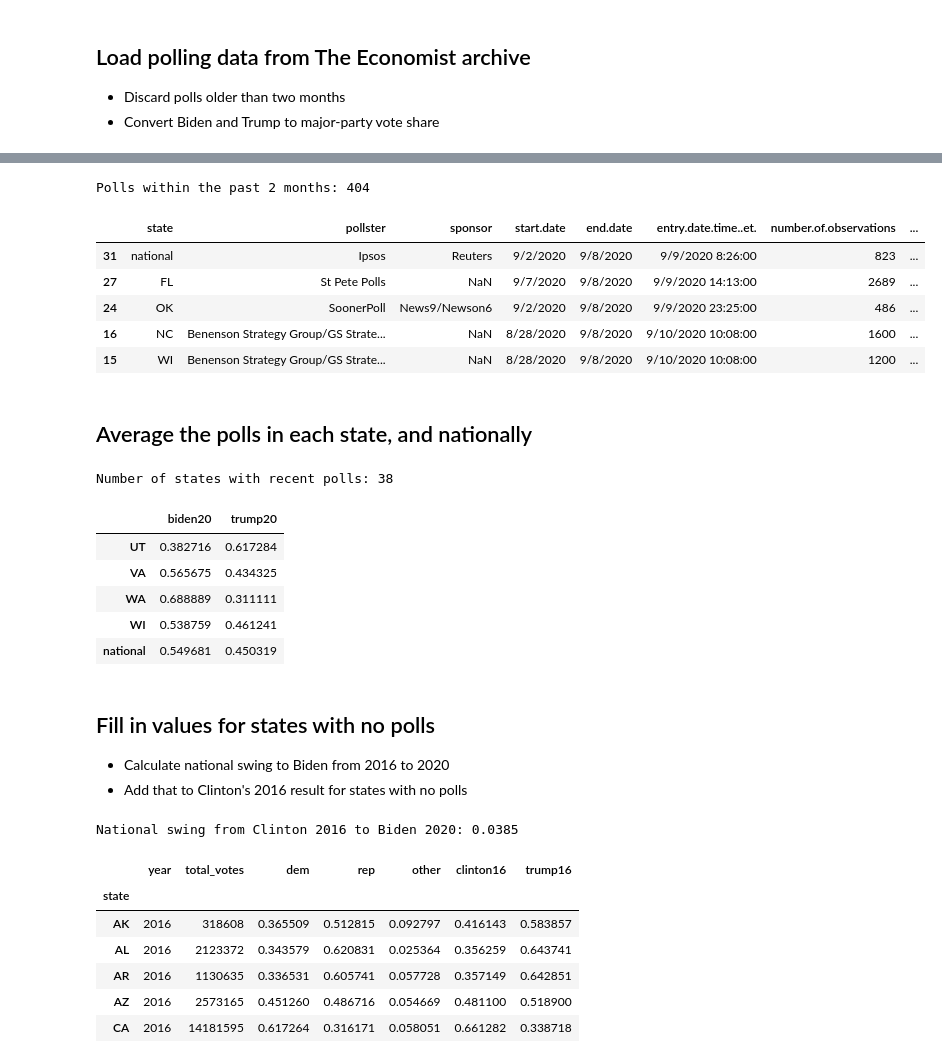
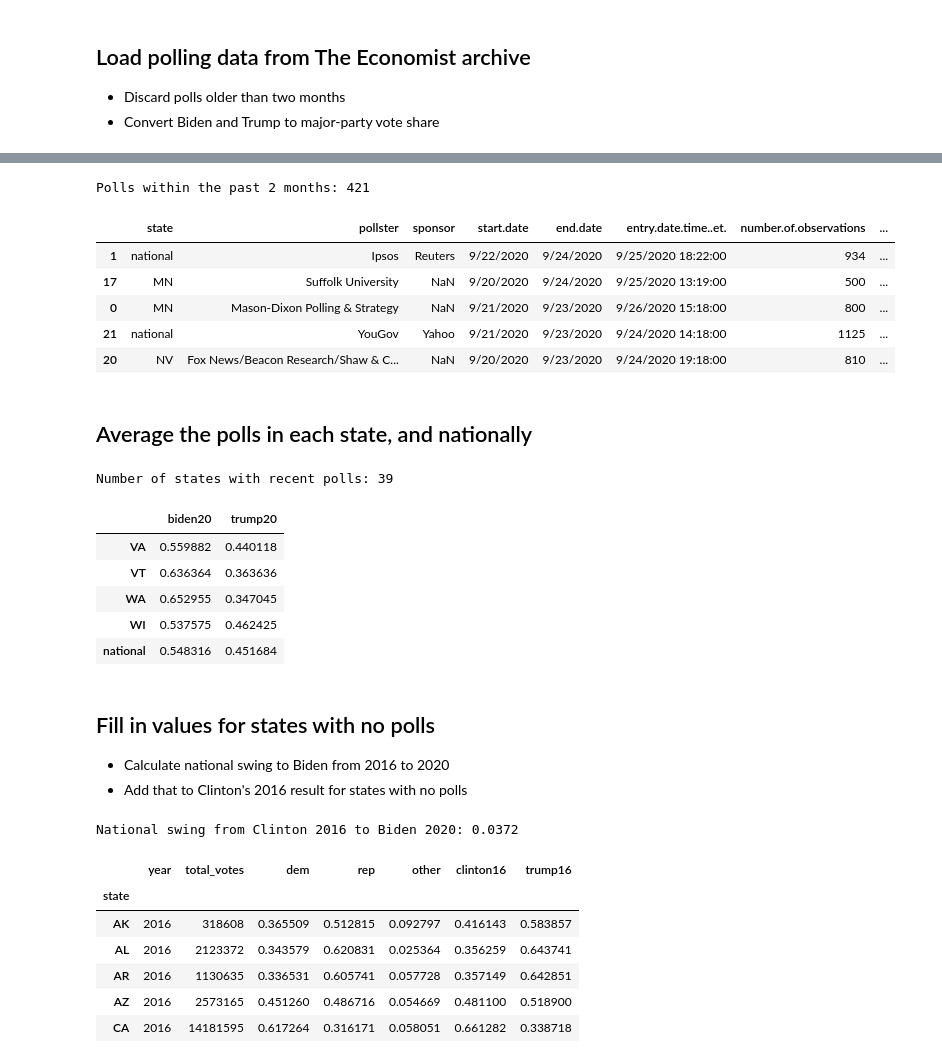
Before and after one commit to MichiganDataScienceTeam/F20-Election-Prediction, a Jupyter notebook: notebooks/sample_model.ipynb, the cells around one changed output, grey strips where cells are left out. Saved outputs shown, nothing was run; the diff lists cells and outputs as text; code cells hidden in the pictures.

```diff
--- a/notebooks/sample_model.ipynb
+++ b/notebooks/sample_model.ipynb
@@ -45,24 +58,23 @@ Populating the interactive namespace from numpy and matplotlib
 # %%
-polls = pd.read_csv('https://docs.google.com/spreadsheets/d/e/2PACX-1vQ56fySJKLL18Lipu1_i3ID9JE06voJEz2EXm6JW4Vh11zmndyTwejMavuNntzIWLY0RyhA1UsVEen0/pub?gid=0&single=true&output=csv')
-polls['state'] = polls.state.replace({'--': 'national'})
-
-polls = polls[pd.to_datetime(polls['end.date'].replace('9/6/0220', '9/6/2020')) > (pd.to_datetime("today") - DateOffset(months=2))]
+polls = polls[pd.to_datetime(polls['end.date']) > (pd.to_datetime("today") - DateOffset(months=2))]
 
 polls['biden20'] = polls['biden']/(polls['biden'] + polls['trump'])
 polls['trump20'] = polls['trump']/(polls['biden'] + polls['trump'])
 
 print('Polls within the past 2 months: %s'%polls.shape[0])
 # %% [output]
-Polls within the past 2 months: 404
+Polls within the past 2 months: 421
+# %%
+polls['end.date.dt'] = pd.to_datetime(polls['end.date'])
 # %%
-polls.sort_values('end.date', ascending = False).head()
+polls.sort_values('end.date.dt', ascending = False).head()
 # %% [output]
 |  | state | pollster | sponsor | start.date | end.date | entry.date.time..et. | number.of.observations | ... |
-| 31 | national | Ipsos | Reuters | 9/2/2020 | 9/8/2020 | 9/9/2020 8:26:00 | 823 | ... |
-| 27 | FL | St Pete Polls | NaN | 9/7/2020 | 9/8/2020 | 9/9/2020 14:13:00 | 2689 | ... |
-| 24 | OK | SoonerPoll | News9/Newson6 | 9/2/2020 | 9/8/2020 | 9/9/2020 23:25:00 | 486 | ... |
-| 16 | NC | Benenson Strategy Group/GS Strate... | NaN | 8/28/2020 | 9/8/2020 | 9/10/2020 10:08:00 | 1600 | ... |
-| 15 | WI | Benenson Strategy Group/GS Strate... | NaN | 8/28/2020 | 9/8/2020 | 9/10/2020 10:08:00 | 1200 | ... |
+| 1 | national | Ipsos | Reuters | 9/22/2020 | 9/24/2020 | 9/25/2020 18:22:00 | 934 | ... |
+| 17 | MN | Suffolk University | NaN | 9/20/2020 | 9/24/2020 | 9/25/2020 13:19:00 | 500 | ... |
+| 0 | MN | Mason-Dixon Polling & Strategy | NaN | 9/21/2020 | 9/23/2020 | 9/26/2020 15:18:00 | 800 | ... |
+| 21 | national | YouGov | Yahoo | 9/21/2020 | 9/23/2020 | 9/24/2020 14:18:00 | 1125 | ... |
+| 20 | NV | Fox News/Beacon Research/Shaw & C... | NaN | 9/20/2020 | 9/23/2020 | 9/24/2020 19:18:00 | 810 | ... |
 # %% [markdown]
 ## Average the polls in each state, and nationally
 # %%
@@ -76,16 +88,16 @@ for state in polls.state.unique():
 state_mean = DataFrame(state_mean).T.sort_index()
 print('Number of states with recent polls: %s'%(state_mean.shape[0]-1))
 # %% [output]
-Number of states with recent polls: 38
+Number of states with recent polls: 39
 # %%
 state_mean.tail()
 # %% [output]
 |  | biden20 | trump20 |
-| UT | 0.382716 | 0.617284 |
-| VA | 0.565675 | 0.434325 |
-| WA | 0.688889 | 0.311111 |
-| WI | 0.538759 | 0.461241 |
-| national | 0.549681 | 0.450319 |
+| VA | 0.559882 | 0.440118 |
+| VT | 0.636364 | 0.363636 |
+| WA | 0.652955 | 0.347045 |
+| WI | 0.537575 | 0.462425 |
+| national | 0.548316 | 0.451684 |
 # %% [markdown]
 ## Fill in values for states with no polls
 
@@ -98,7 +110,7 @@ national_swing_to_biden = state_mean.biden20['national'] - clinton16_national
 
 print('National swing from Clinton 2016 to Biden 2020: %s'%national_swing_to_biden.round(4))
 # %% [output]
-National swing from Clinton 2016 to Biden 2020: 0.0385
+National swing from Clinton 2016 to Biden 2020: 0.0372
 # %%
 election_data_url = 'https://raw.githubusercontent.com/TheEconomist/us-potus-model/master/data/potus_results_76_16.csv'
 election_data = pd.read_csv(election_data_url)
```
Also changed, not shown: parts of 10 cells of this notebook.
